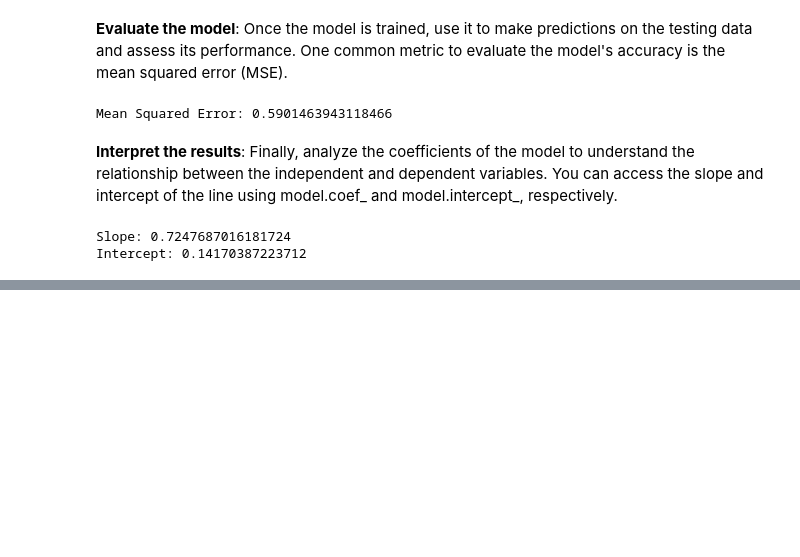
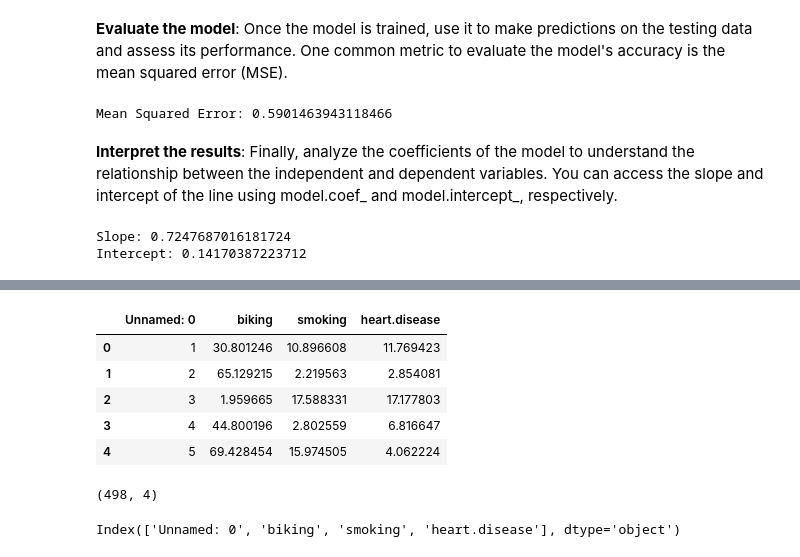
Before and after one commit to pavi-1994/linear_regression, a Jupyter notebook: Simple_linear_regression.ipynb, the cells around one changed output, grey strips where cells are left out. Cells and saved outputs as stored; diff of their text form; code cells hidden in the pictures; blank space fills up the shorter version.

```diff
--- a/Simple_linear_regression.ipynb
+++ b/Simple_linear_regression.ipynb
@@ -190,0 +198,18 @@ Intercept: 0.14170387223712
+# %%
+heart_df=pd.read_csv(heart_data)
+heart_df.head()
+# %% [output]
+|  | Unnamed: 0 | biking | smoking | heart.disease |
+| 0 | 1 | 30.801246 | 10.896608 | 11.769423 |
+| 1 | 2 | 65.129215 | 2.219563 | 2.854081 |
+| 2 | 3 | 1.959665 | 17.588331 | 17.177803 |
+| 3 | 4 | 44.800196 | 2.802559 | 6.816647 |
+| 4 | 5 | 69.428454 | 15.974505 | 4.062224 |
+# %%
+heart_df.shape
+# %% [output]
+(498, 4)
+# %%
+heart_df.columns
+# %% [output]
+Index(['Unnamed: 0', 'biking', 'smoking', 'heart.disease'], dtype='object')
```
Also changed, not shown: parts of 25 cells of this notebook.
